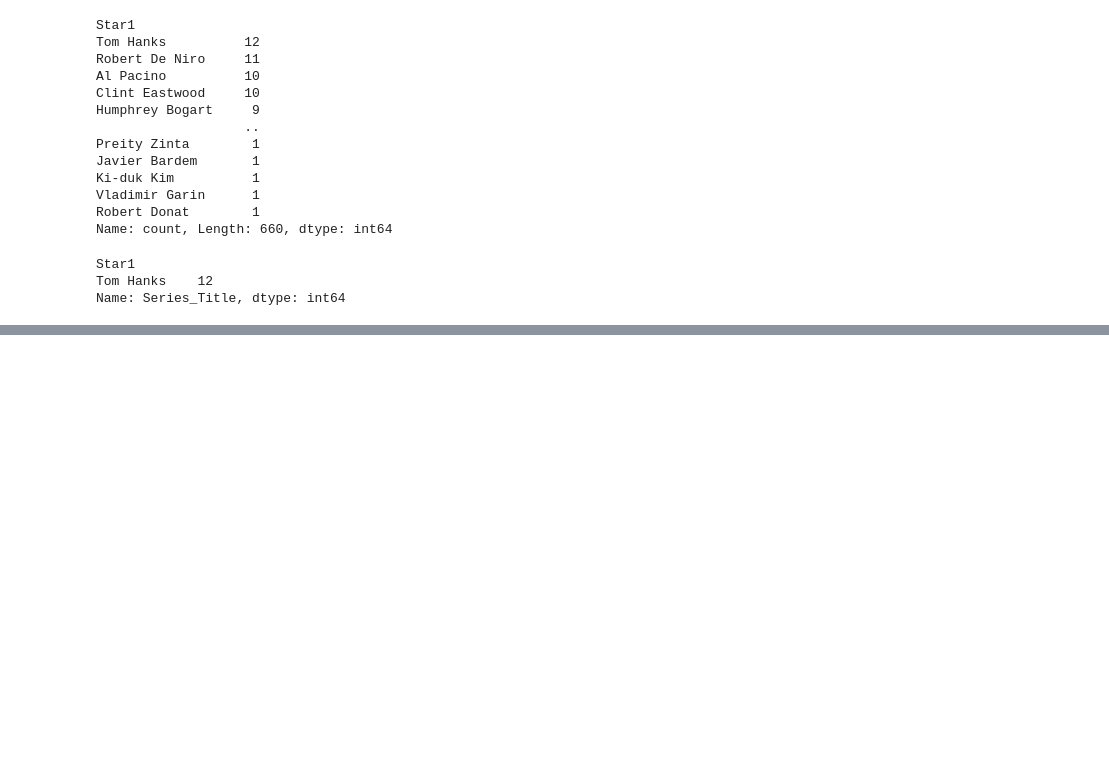
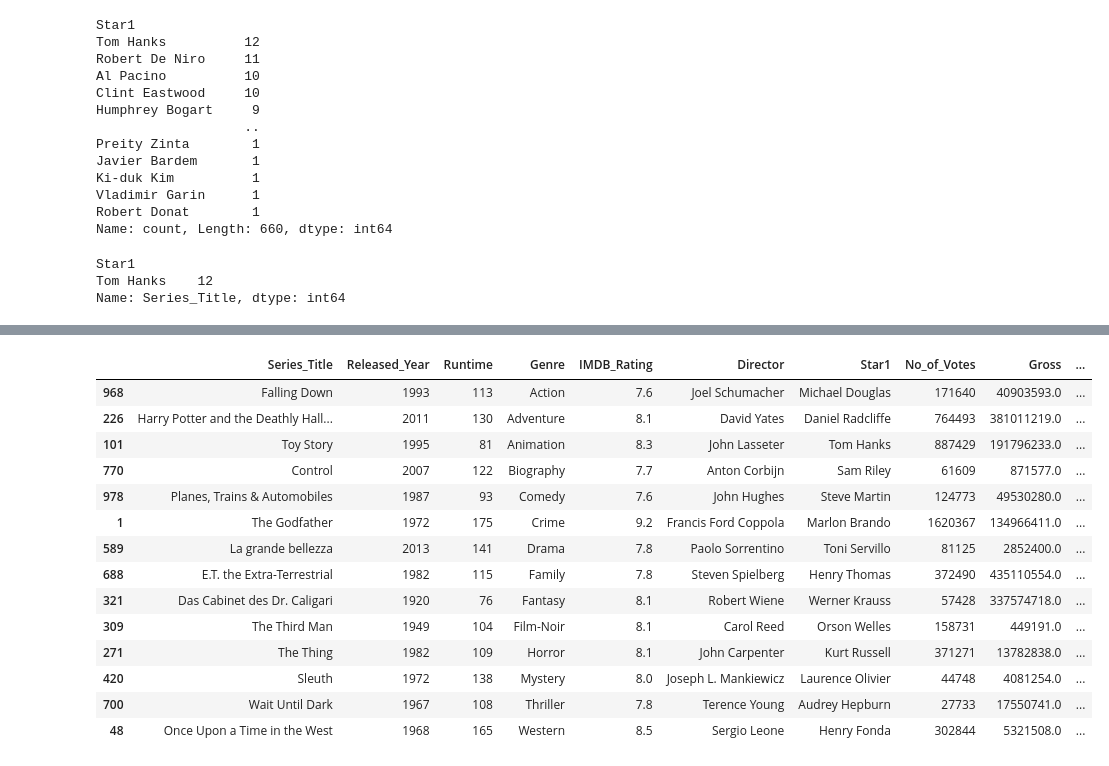
Before and after one commit to deepshresthaa/Pandas, a Jupyter notebook: pandas_dataframe/groupby.ipynb, the cells around one changed output, grey strips where cells are left out. Drawn from its saved outputs; the diff is of its cells as text; code cells hidden in the pictures; blank space fills up the shorter version.

```diff
--- a/pandas_dataframe/groupby.ipynb
+++ b/pandas_dataframe/groupby.ipynb
@@ -79,0 +220,19 @@ Name: Series_Title, dtype: int64
+# %%
+#sample()
+genres.sample()#gives a random movie from each genre
+# %% [output]
+|  | Series_Title | Released_Year | Runtime | Genre | IMDB_Rating | Director | Star1 | No_of_Votes | Gross | ... |
+| 968 | Falling Down | 1993 | 113 | Action | 7.6 | Joel Schumacher | Michael Douglas | 171640 | 40903593.0 | ... |
+| 226 | Harry Potter and the Deathly Hall... | 2011 | 130 | Adventure | 8.1 | David Yates | Daniel Radcliffe | 764493 | 381011219.0 | ... |
+| 101 | Toy Story | 1995 | 81 | Animation | 8.3 | John Lasseter | Tom Hanks | 887429 | 191796233.0 | ... |
+| 770 | Control | 2007 | 122 | Biography | 7.7 | Anton Corbijn | Sam Riley | 61609 | 871577.0 | ... |
+| 978 | Planes, Trains & Automobiles | 1987 | 93 | Comedy | 7.6 | John Hughes | Steve Martin | 124773 | 49530280.0 | ... |
+| 1 | The Godfather | 1972 | 175 | Crime | 9.2 | Francis Ford Coppola | Marlon Brando | 1620367 | 134966411.0 | ... |
+| 589 | La grande bellezza | 2013 | 141 | Drama | 7.8 | Paolo Sorrentino | Toni Servillo | 81125 | 2852400.0 | ... |
+| 688 | E.T. the Extra-Terrestrial | 1982 | 115 | Family | 7.8 | Steven Spielberg | Henry Thomas | 372490 | 435110554.0 | ... |
+| 321 | Das Cabinet des Dr. Caligari | 1920 | 76 | Fantasy | 8.1 | Robert Wiene | Werner Krauss | 57428 | 337574718.0 | ... |
+| 309 | The Third Man | 1949 | 104 | Film-Noir | 8.1 | Carol Reed | Orson Welles | 158731 | 449191.0 | ... |
+| 271 | The Thing | 1982 | 109 | Horror | 8.1 | John Carpenter | Kurt Russell | 371271 | 13782838.0 | ... |
+| 420 | Sleuth | 1972 | 138 | Mystery | 8.0 | Joseph L. Mankiewicz | Laurence Olivier | 44748 | 4081254.0 | ... |
+| 700 | Wait Until Dark | 1967 | 108 | Thriller | 7.8 | Terence Young | Audrey Hepburn | 27733 | 17550741.0 | ... |
+| 48 | Once Upon a Time in the West | 1968 | 165 | Western | 8.5 | Sergio Leone | Henry Fonda | 302844 | 5321508.0 | ... |
```
Also changed, not shown: parts of 26 cells of this notebook.
